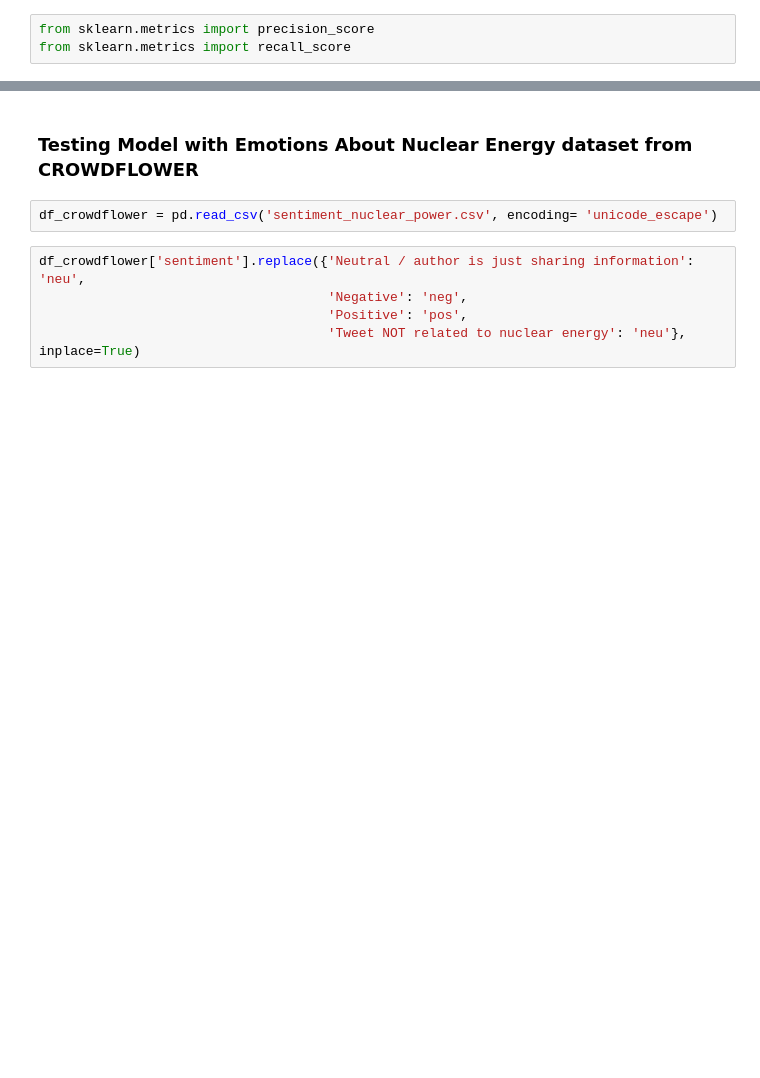
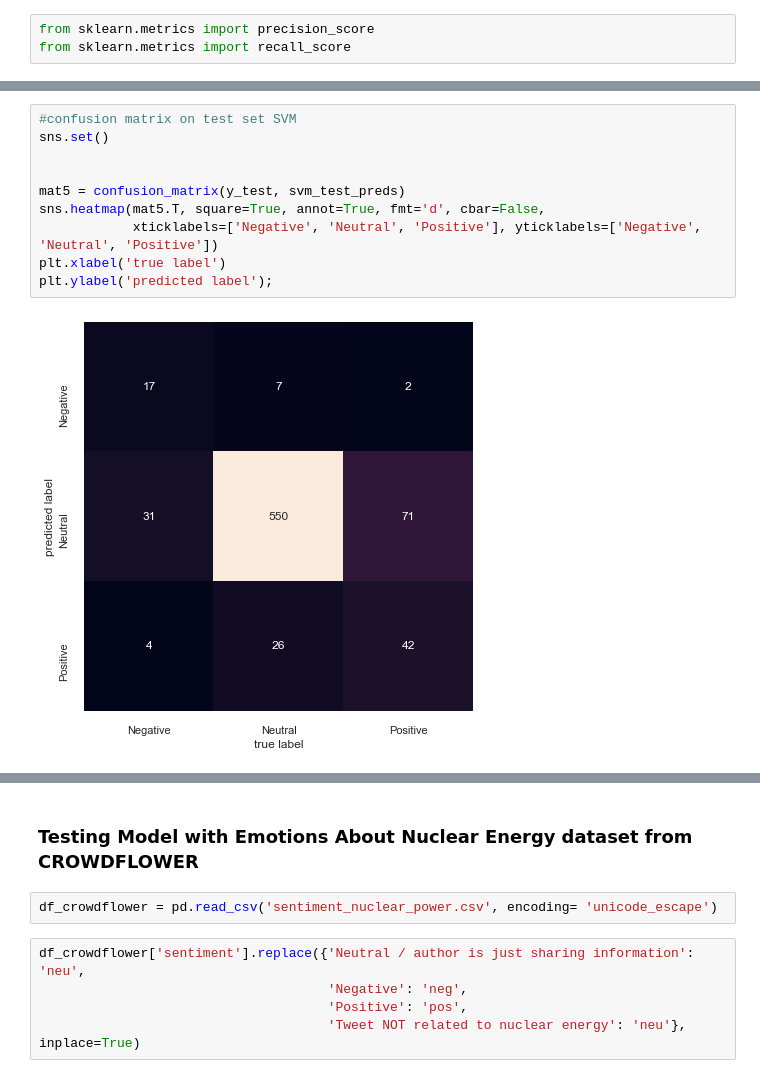
Before and after one commit to AlisonSalerno/twitter_sentiment_analysis, a Jupyter notebook: modelling .ipynb, the cells around one changed output, grey strips where cells are left out. Cells and saved outputs as stored; diff of their text form; blank space fills up the shorter version.

```diff
--- a/modelling .ipynb
+++ b/modelling .ipynb
@@ -231,0 +320,12 @@ Recall Score :  0.7966666666666666
+# %%
+#confusion matrix on test set SVM
+sns.set()
+
+
+mat5 = confusion_matrix(y_test, svm_test_preds)
+sns.heatmap(mat5.T, square=True, annot=True, fmt='d', cbar=False,
+            xticklabels=['Negative', 'Neutral', 'Positive'], yticklabels=['Negative', 'Neutral', 'Positive'])
+plt.xlabel('true label')
+plt.ylabel('predicted label');
+# %% [output]
+[figure, added]
```
Also changed, not shown: parts of 18 cells of this notebook.
